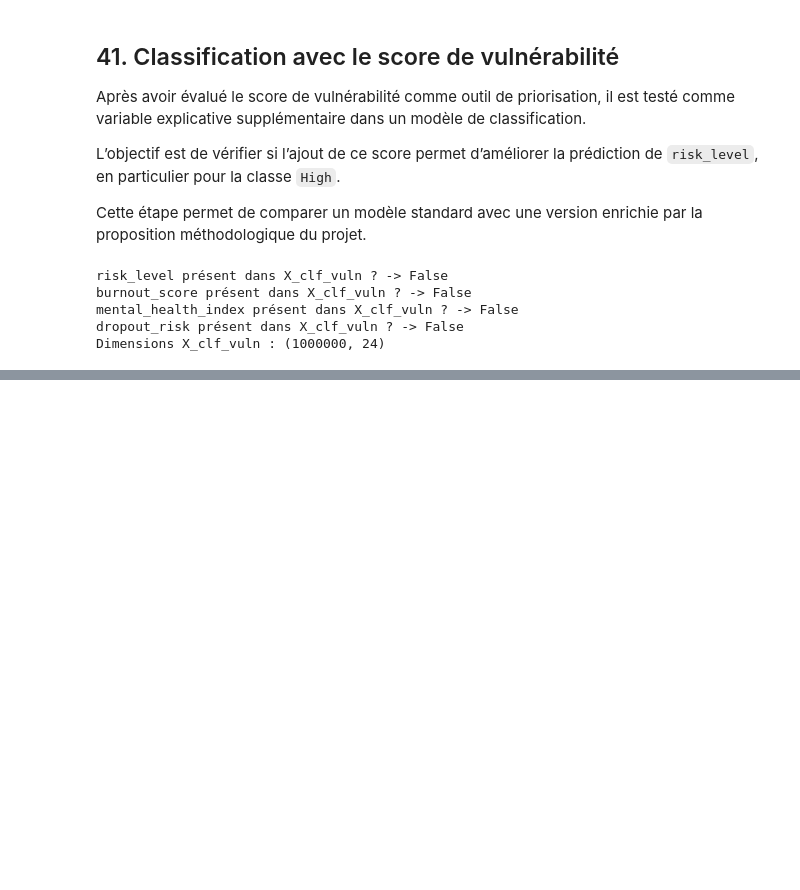
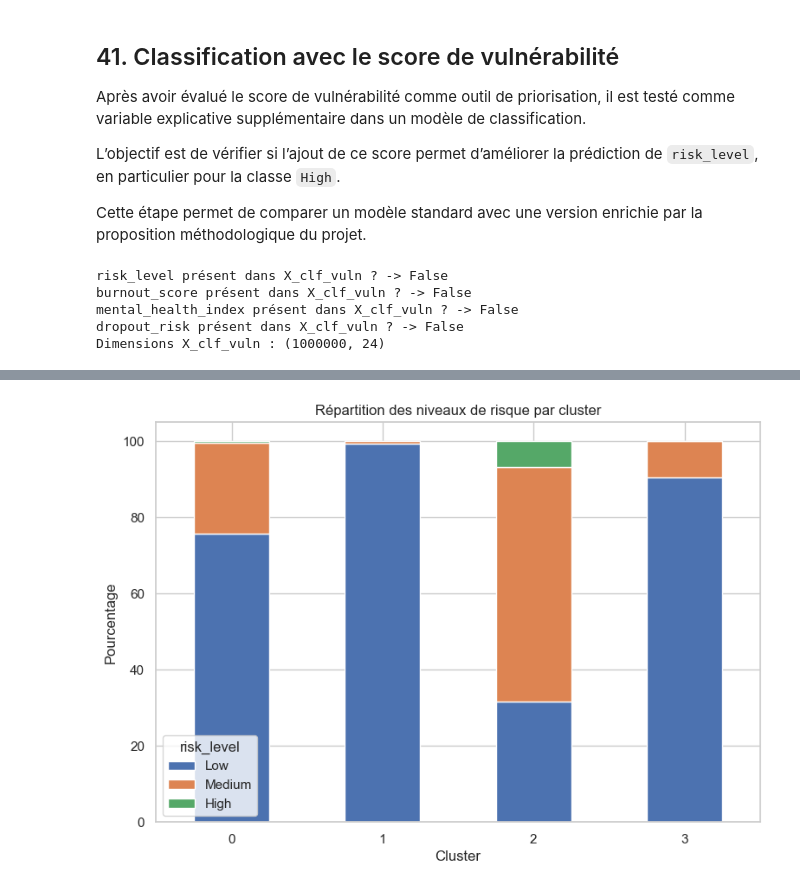
Before and after one commit to bouyaka34/memoires2, a Jupyter notebook: burnout_student_analysis.ipynb, the cells around one changed output, grey strips where cells are left out. Cells and saved outputs as stored; diff of their text form; code cells hidden in the pictures; blank space fills up the shorter version.

```diff
--- a/burnout_student_analysis.ipynb
+++ b/burnout_student_analysis.ipynb
@@ -2194,0 +3080,28 @@ Dimensions X_clf_vuln : (1000000, 24)
+# %%
+# Visualisation de la répartition des niveaux de risque par cluster
+
+cluster_risk_pct_plot = cluster_risk_pct[["Low", "Medium", "High"]]
+
+cluster_risk_pct_plot.plot(
+
+    kind="bar",
+
+    stacked=True,
+
+    figsize=(9, 6)
+
+)
+
+plt.title("Répartition des niveaux de risque par cluster")
+
+plt.xlabel("Cluster")
+
+plt.ylabel("Pourcentage")
+
+plt.legend(title="risk_level")
+
+plt.xticks(rotation=0)
+
+plt.show()
+# %% [output]
+[figure, added]
```
Also changed, not shown: parts of 53 cells of this notebook.
